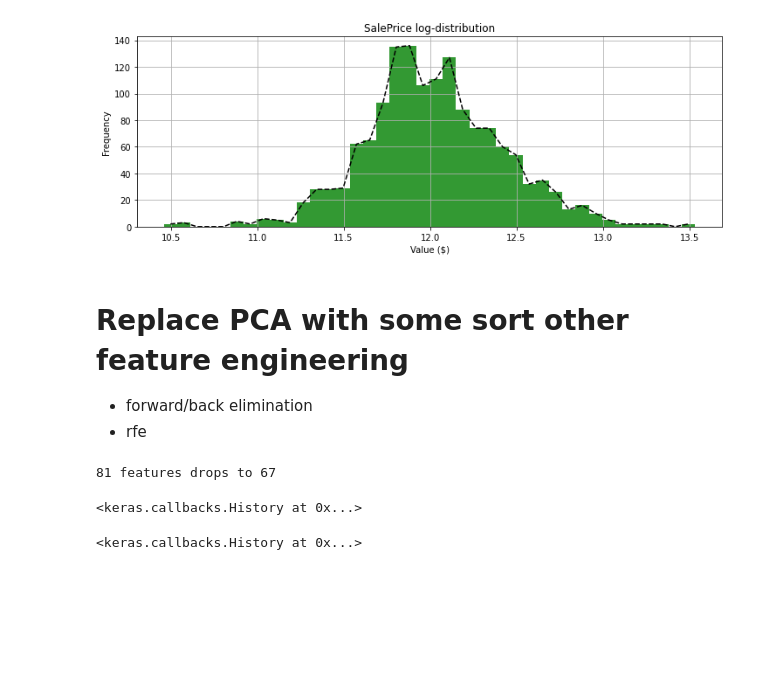
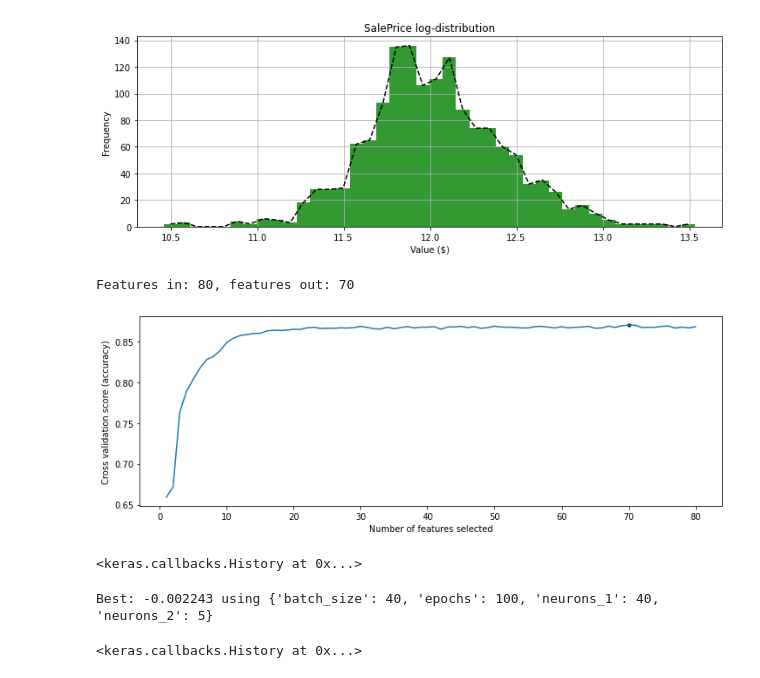
Before and after one commit to L-Marriott/DataScience, a Jupyter notebook: HousePrices/hp-pca-neural-keras.ipynb, the cells around one changed output. Drawn from its saved outputs; the diff is of its cells as text; code cells hidden in the pictures; blank space fills up the shorter version.

```diff
--- a/HousePrices/hp-pca-neural-keras.ipynb
+++ b/HousePrices/hp-pca-neural-keras.ipynb
@@ -603,24 +603,28 @@ y = mm_scaler.transform(y)                 # mm_scaler.inverse_transform(y)
 if training_set.verbose:
     histo_func(y, 40)
     histo_func(np.expm1(mm_scaler.inverse_transform(y)), 40)
-# %% [markdown]
-# Replace PCA with some sort other feature engineering
-
-- forward/back elimination
-- rfe
-# %%
-# worth generating a smaller test-train split to check the quality of the model against itself before entering into the blind test set
-X_train, X_test, y_train, y_test = train_test_split(X, y, test_size=0.2, random_state=99)
-
-pca = PCA(.995)        # maintaining 95% of the variance of the original features, could easily drop to ~80% without issue
-
-pca.fit(X_train)
-principalComp_tr = pca.transform(X_train)
-principalComp_te = pca.transform(X_test)
-
-X_train_pca = pd.DataFrame(data = principalComp_tr)
-X_test_pca = pd.DataFrame(data = principalComp_te)
-
-print(training_set.dataframe.shape[1], 'features drops to', X_train_pca.shape[1])
-# %% [output]
-81 features drops to 67
+# %%
+# worth generating a smaller test-train split to check the quality of the model against itself before entering into the blind test set
+X_train, X_test, y_train, y_test = train_test_split(X, y, test_size=0.2, random_state=99)
+
+# automatically select the number of features for RFE
+regressor =  RandomForestRegressor(n_estimators=100, max_depth=10)
+
+# create pipeline
+rfe = RFECV(estimator=RandomForestRegressor(), cv=10, n_jobs=-1)
+rfe.fit(X_train, y_train.ravel())
+
+print(f"Features in: {rfe.n_features_in_}, features out: {rfe.n_features_}")
+
+# Plot number of features VS. cross-validation scores
+plt.figure(figsize=(12,4))
+plt.xlabel("Number of features selected")
+plt.ylabel("Cross validation score (accuracy)")
+plt.plot(range(1,
+    len(rfe.grid_scores_) + 1),
+    rfe.grid_scores_)
+plt.scatter(rfe.n_features_, rfe.grid_scores_[rfe.n_features_-1], c='black',s=10)
+plt.show()
+# %% [output]
+Features in: 80, features out: 70
+[figure, added]
@@ -654,17 +661,15 @@ regr.fit(X_train_pca, y_train ,batch_size = 10, epochs = 10, verbose=0)
 # This will take a little while, so after I've gotten an output, I'll just resort to putting those in directly
 # so I don't have to run it again!
 
-# Took 496.7s
-# Best: -0.002525 using {'batch_size': 10, 'epochs': 10, 'neurons_1': 25, 'neurons_2': 5}
+# 603.6s
+# Best: -0.002271 using {'batch_size': 20, 'epochs': 50, 'neurons_1': 40, 'neurons_2': 10}
 
-# refined search:
-# Took 319.6s
-# Best: -0.002443 using {'batch_size': 10, 'epochs': 10, 'neurons_1': 20, 'neurons_2': 5}
+Retry=True
 
-if False:
+if Retry:
     # define the grid search parameters
     batch_size = [5, 10, 20, 40]
-    epochs = [5, 10, 50]
+    epochs = [10, 50, 100]
     neurons = [5, 10, 20, 30, 40]
     param_grid = dict(batch_size=batch_size, epochs=epochs, neurons_1=neurons, neurons_2=neurons)
 
@@ -673,3 +678,5 @@ if False:
 
     # summarize results
     print("Best: %f using %s" % (grid_result.best_score_, grid_result.best_params_))
+# %% [output]
+Best: -0.002243 using {'batch_size': 40, 'epochs': 100, 'neurons_1': 40, 'neurons_2': 5}
```
Also changed, not shown: parts of 8 cells of this notebook.
